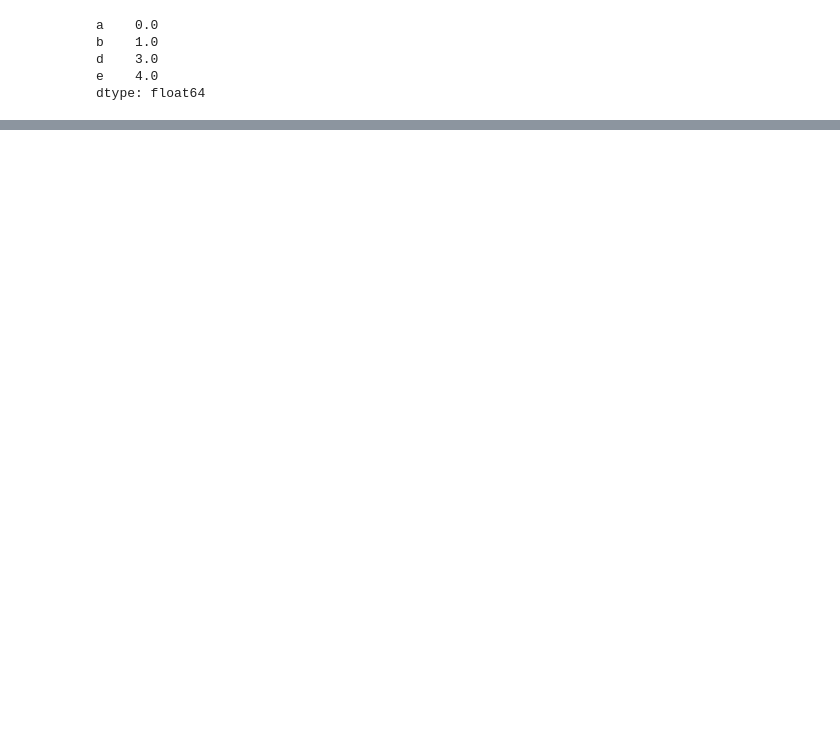
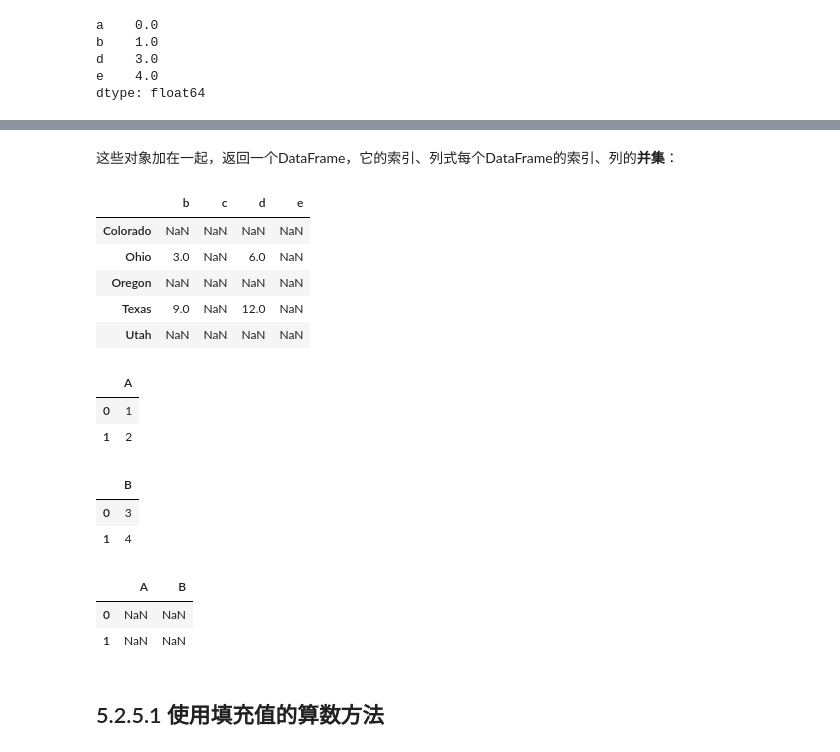
Before and after one commit to roohom/Program_100Days, a Jupyter notebook: Data Analysis/pratices/pandas 5.2.ipynb, the cells around one changed output, grey strips where cells are left out. Drawn from its saved outputs; the diff is of its cells as text; code cells hidden in the pictures; blank space fills up the shorter version.

```diff
--- a/Data Analysis/pratices/pandas 5.2.ipynb
+++ b/Data Analysis/pratices/pandas 5.2.ipynb
@@ -173,0 +429,8 @@ dtype: float64
+# %%
+df1 = pd.DataFrame(np.arange(9.).reshape(3,3),
+                  columns=list('bcd'),
+                  index=['Ohio', 'Texas', 'Colorado'])
+# %%
+df2 = pd.DataFrame(np.arange(12.).reshape(4,3),
+                  columns=list('bde'),
+                  index=['Utah','Ohio', 'Texas', 'Oregon'])
@@ -173,0 +452,11 @@ dtype: float64
+# %% [markdown]
+这些对象加在一起，返回一个DataFrame，它的索引、列式每个DataFrame的索引、列的**并集**：
+# %%
+df1 + df2
+# %% [output]
+|  | b | c | d | e |
+| Colorado | NaN | NaN | NaN | NaN |
+| Ohio | 3.0 | NaN | 6.0 | NaN |
+| Oregon | NaN | NaN | NaN | NaN |
+| Texas | 9.0 | NaN | 12.0 | NaN |
+| Utah | NaN | NaN | NaN | NaN |
@@ -173,0 +467,20 @@ dtype: float64
+# %%
+df1
+# %% [output]
+|  | A |
+| 0 | 1 |
+| 1 | 2 |
+# %%
+df2
+# %% [output]
+|  | B |
+| 0 | 3 |
+| 1 | 4 |
+# %%
+df1 - df2
+# %% [output]
+|  | A | B |
+| 0 | NaN | NaN |
+| 1 | NaN | NaN |
+# %% [markdown]
+## 5.2.5.1 使用填充值的算数方法
```
Also changed, not shown: parts of 86 cells of this notebook.
